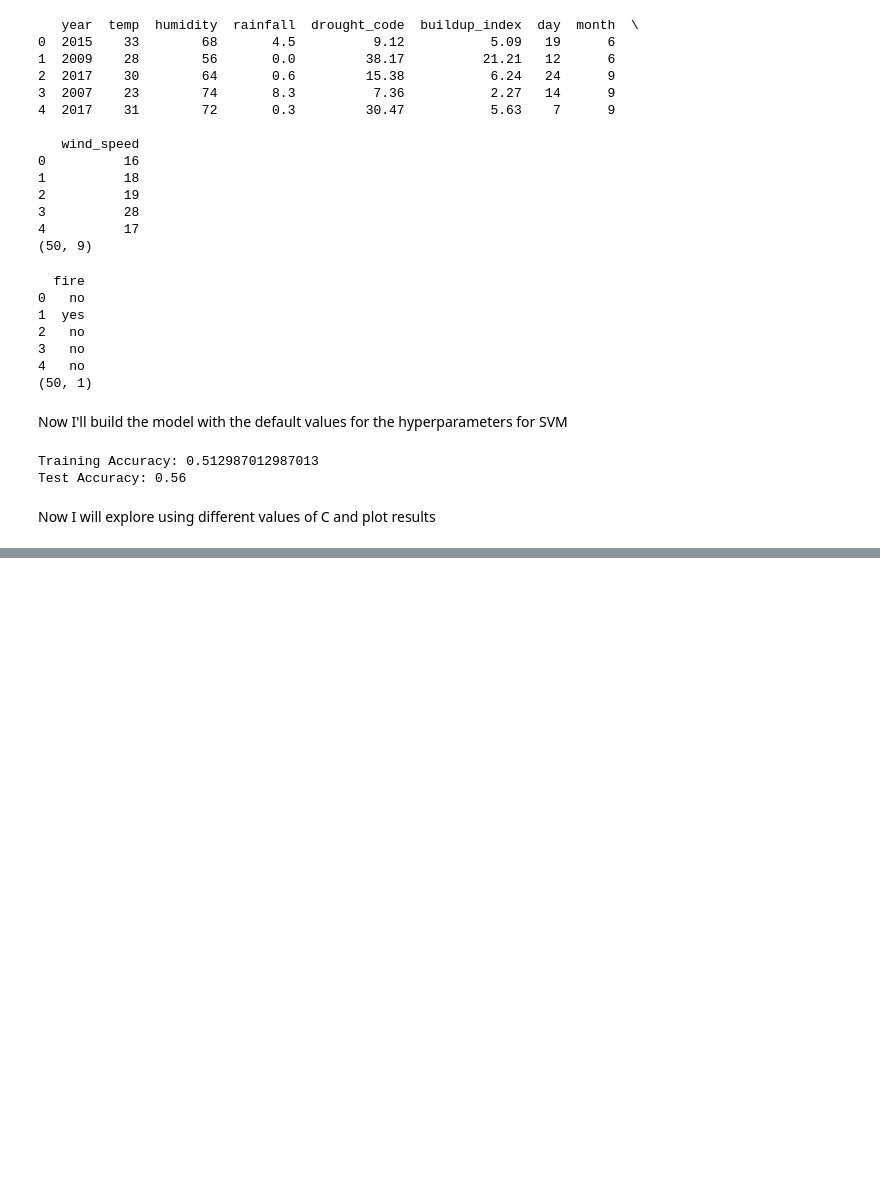
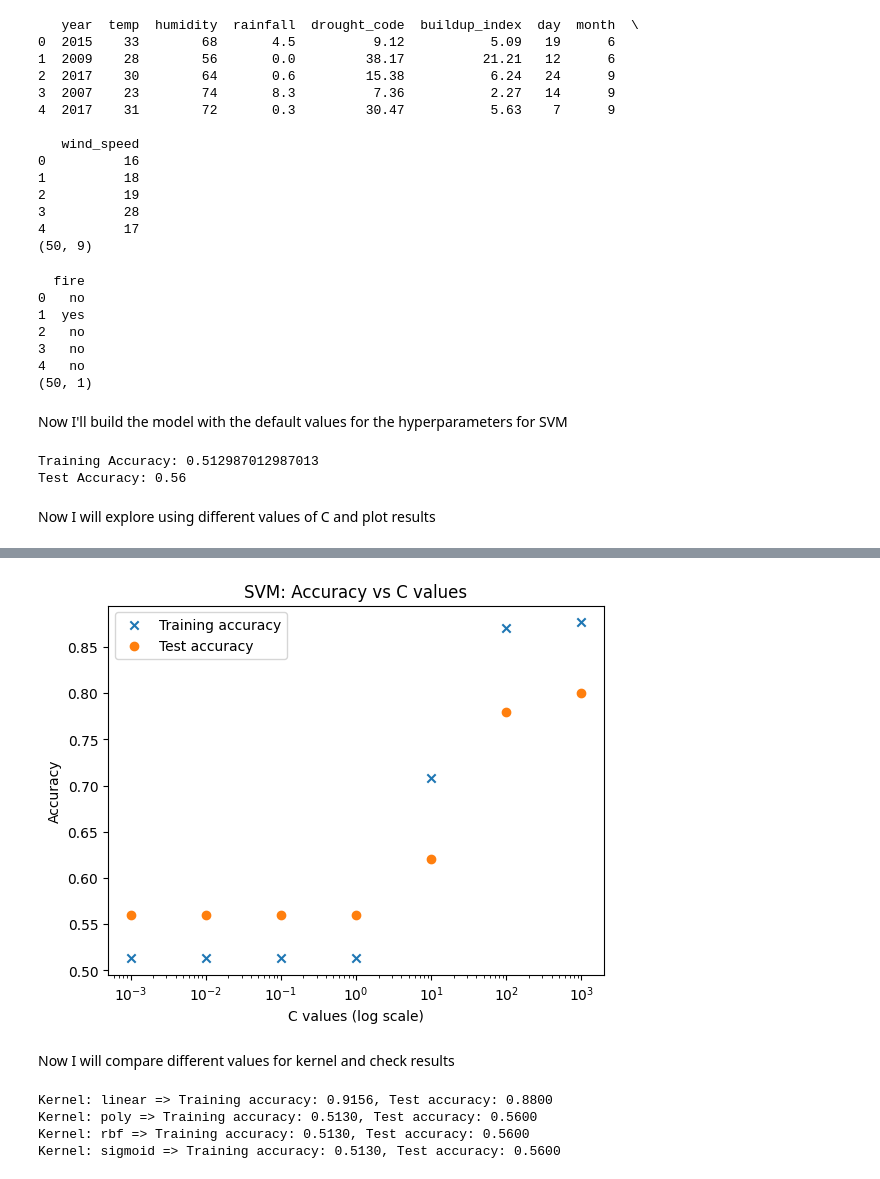
Before and after one commit to gavinmcg1/CT4101-Assignemnt1, a Jupyter notebook: SVM.ipynb, the cells around one changed output, grey strips where cells are left out. Drawn from its saved outputs; the diff is of its cells as text; code cells hidden in the pictures; blank space fills up the shorter version.

Commit message:
Tuned both hyperparameters seperately, will tune both together next

```diff
--- a/SVM.ipynb
+++ b/SVM.ipynb
@@ -123,7 +123,7 @@ from sklearn import metrics
 
 # create a model with default hyperparameters for SVM C=1.0 kernel=rbf gamma=scale
 model = SVC()
-model.fit(X_train, y_train)
+model.fit(X_train, y_train.values.ravel())
 
 # make predictions on training and test datasets
 pred_train = model.predict(X_train)
@@ -137,3 +137,19 @@ Training Accuracy: 0.512987012987013
 Test Accuracy: 0.56
 # %% [markdown]
 Now I will explore using different values of C and plot results
+# %%
+c_values = [0.001, 0.01, 0.1, 1, 10, 100, 1000]
+accuracy_train = []
+accuracy_test = []
+
+for c in c_values:
+    try:
+        model = SVC(C=c)
+        model.fit(X_train, y_train.values.ravel())
+        pred_train = model.predict(X_train)
+        pred_test = model.predict(X_test)
+        accuracy_train.append(metrics.accuracy_score(y_train, pred_train))
+        accuracy_test.append(metrics.accuracy_score(y_test, pred_test))
+        print(f"C: {c} => Training accuracy: {accuracy_train[-1]:.4f}, Test accuracy: {accuracy_test[-1]:.4f}")
+    except Exception as e:
+        print(f"C: {c} => Error: {e}")
@@ -139,0 +164,36 @@ Now I will explore using different values of C and plot results
+# %%
+# let plot the accuracy on training and test datasets against the C values
+import matplotlib.pyplot as plt
+plt.scatter(c_values, accuracy_train, label="Training accuracy", marker='x')
+plt.scatter(c_values, accuracy_test, label="Test accuracy", marker='o')
+plt.xscale('log')
+plt.xlabel('C values (log scale)')
+plt.ylabel('Accuracy')
+plt.title('SVM: Accuracy vs C values')
+plt.legend()
+plt.show()
+# %% [output]
+[figure, added]
+# %% [markdown]
+Now I will compare different values for kernel and check results
+# %%
+kernel_options = ['linear', 'poly', 'rbf', 'sigmoid']
+accuracy_train_kernel = []
+accuracy_test_kernel = []
+
+for kernel in kernel_options:
+    try:
+        model = SVC(kernel=kernel)
+        model.fit(X_train, y_train.values.ravel())
+        pred_train = model.predict(X_train)
+        pred_test = model.predict(X_test)
+        accuracy_train_kernel.append(metrics.accuracy_score(y_train, pred_train))
+        accuracy_test_kernel.append(metrics.accuracy_score(y_test, pred_test))
+        print(f"Kernel: {kernel} => Training accuracy: {accuracy_train_kernel[-1]:.4f}, Test accuracy: {accuracy_test_kernel[-1]:.4f}")
+    except Exception as e:
+        print(f"Kernel: {kernel} => Error: {e}")
+# %% [output]
+Kernel: linear => Training accuracy: 0.9156, Test accuracy: 0.8800
+Kernel: poly => Training accuracy: 0.5130, Test accuracy: 0.5600
+Kernel: rbf => Training accuracy: 0.5130, Test accuracy: 0.5600
+Kernel: sigmoid => Training accuracy: 0.5130, Test accuracy: 0.5600
```
Also changed, not shown: parts of 2 cells of this notebook.
